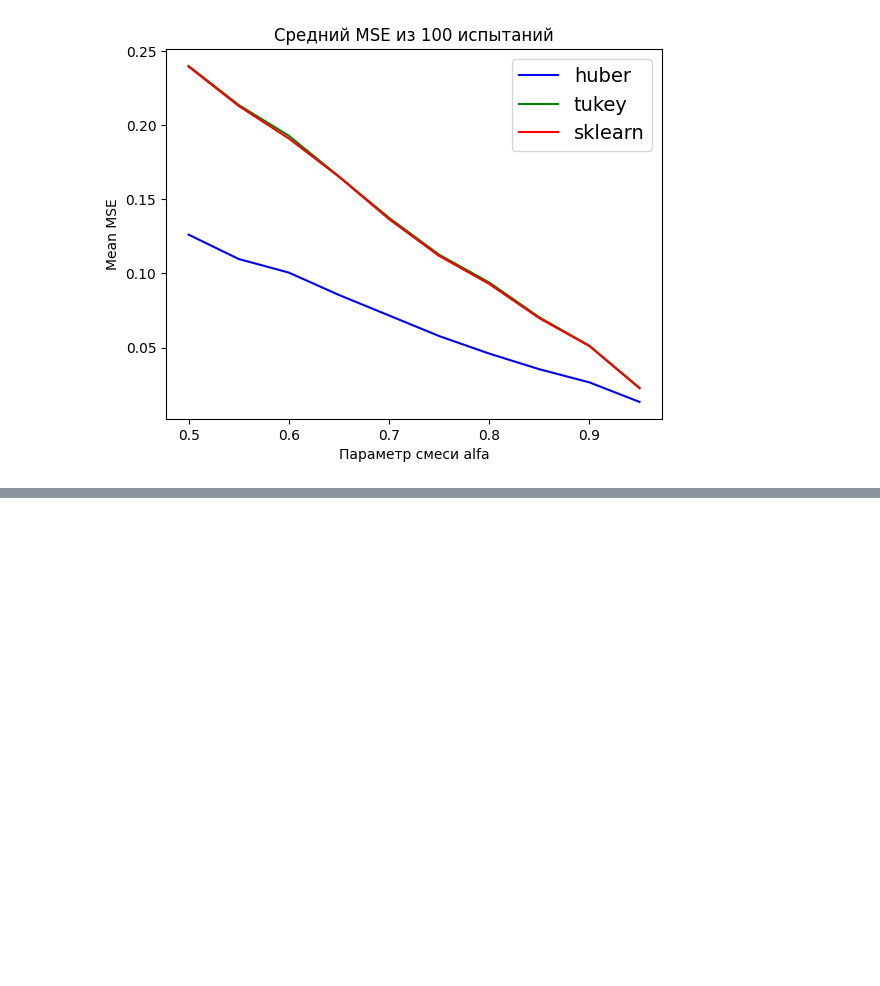
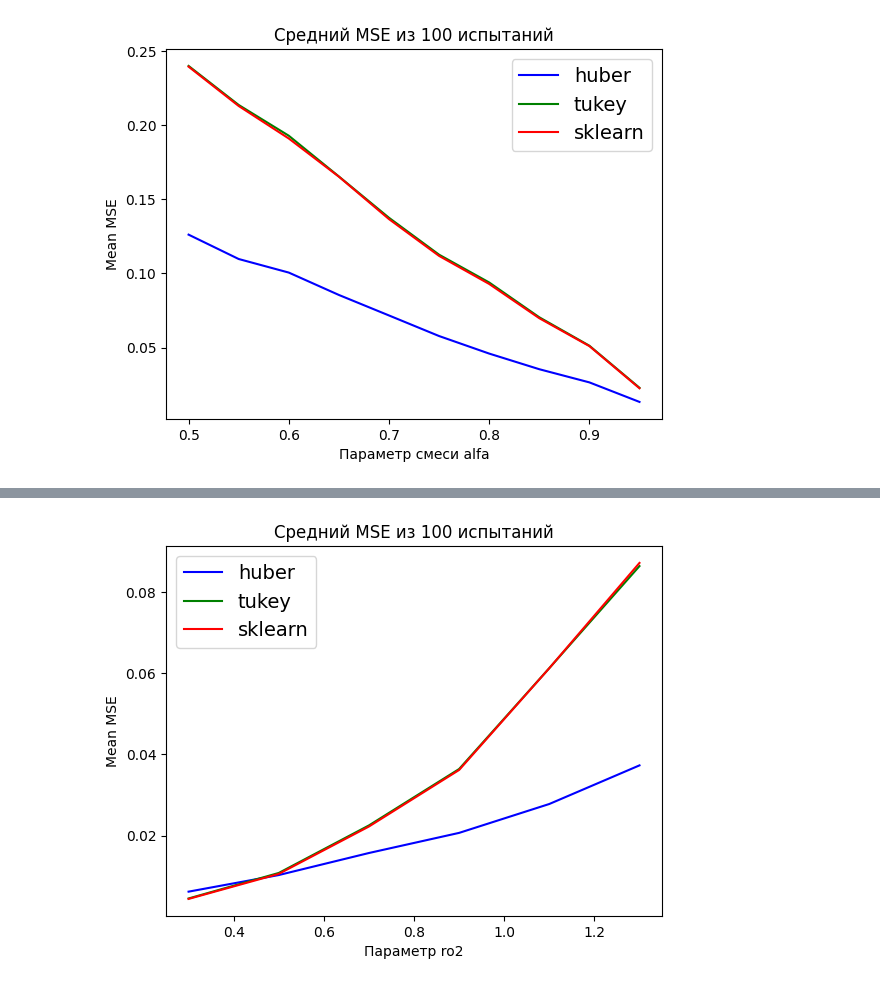
Before and after one commit to m1shutka/Robust-Radnom-Forest, a Jupyter notebook: Huber&Tukey_comparison.ipynb, the cells around one changed output, grey strips where cells are left out. Saved outputs shown, nothing was run; the diff lists cells and outputs as text; code cells hidden in the pictures; blank space fills up the shorter version.

```diff
--- a/Huber&Tukey_comparison.ipynb
+++ b/Huber&Tukey_comparison.ipynb
@@ -330,0 +385,11 @@ plt.show()
+# %%
+plt.title(f'Средний MSE из {n} испытаний')
+plt.plot(noise_modules, huber_mse, color='b', label='huber')
+plt.plot(noise_modules, tukey_mse, color='g', label='tukey')
+plt.plot(noise_modules, sk_mse, color='r', label='sklearn')
+plt.xlabel('Параметр ro2')
+plt.ylabel('Mean MSE')
+plt.legend(fontsize=14)
+plt.show()
+# %% [output]
+[figure, added]
```
Also changed, not shown: parts of 14 cells of this notebook.
